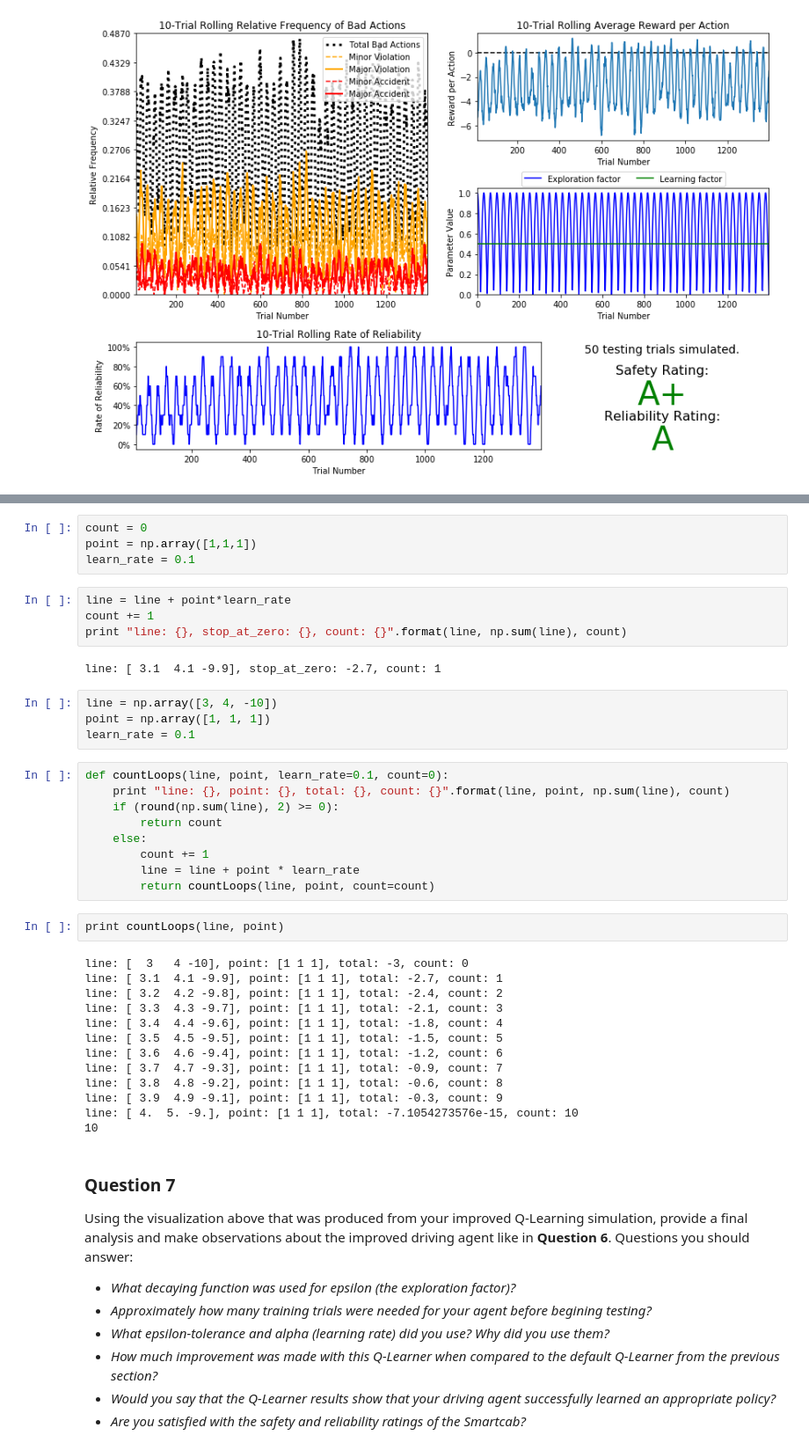
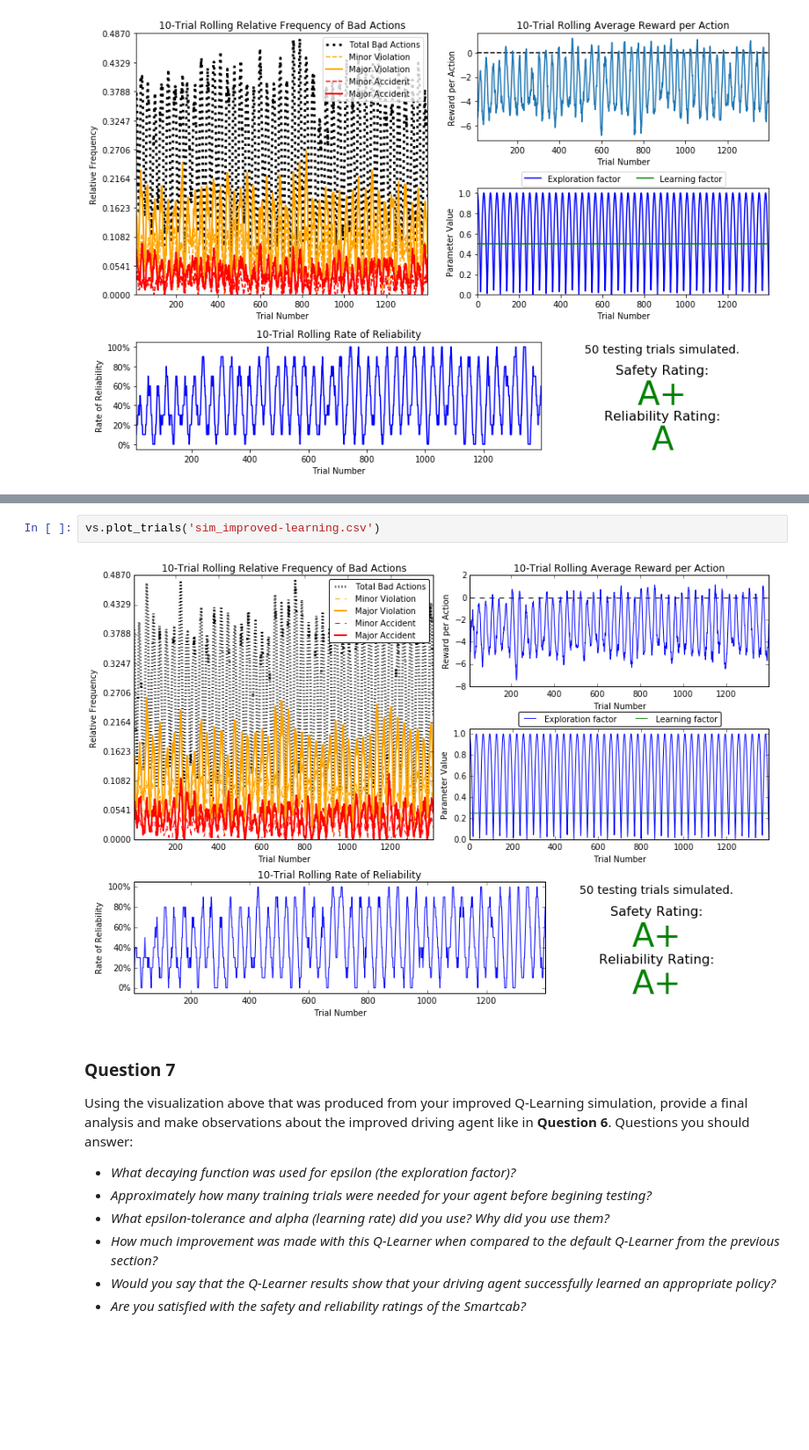
Before and after one commit to Div1norum/machine-learning, a Jupyter notebook: projects/smartcab/smartcab.ipynb, the cells around one changed output, grey strips where cells are left out. Shown at 88% size. Drawn from its saved outputs; the diff is of its cells as text; blank space fills up the shorter version.

```diff
--- a/projects/smartcab/smartcab.ipynb
+++ b/projects/smartcab/smartcab.ipynb
@@ -293,41 +266,7 @@ start = np.array([1,1, -10])
-# %%
-count = 0
-point = np.array([1,1,1])
-learn_rate = 0.1
-# %%
-line = line + point*learn_rate
-count += 1
-print "line: {}, stop_at_zero: {}, count: {}".format(line, np.sum(line), count)
-# %% [output]
-line: [ 3.1  4.1 -9.9], stop_at_zero: -2.7, count: 1
-# %%
-line = np.array([3, 4, -10])
-point = np.array([1, 1, 1])
-learn_rate = 0.1
-# %%
-def countLoops(line, point, learn_rate=0.1, count=0):
-    print "line: {}, point: {}, total: {}, count: {}".format(line, point, np.sum(line), count)
-    if (round(np.sum(line), 2) >= 0):
-        return count
-    else:
-        count += 1
-        line = line + point * learn_rate
-        return countLoops(line, point, count=count)
-# %%
-print countLoops(line, point)
-# %% [output]
-line: [  3   4 -10], point: [1 1 1], total: -3, count: 0
-line: [ 3.1  4.1 -9.9], point: [1 1 1], total: -2.7, count: 1
-line: [ 3.2  4.2 -9.8], point: [1 1 1], total: -2.4, count: 2
-line: [ 3.3  4.3 -9.7], point: [1 1 1], total: -2.1, count: 3
-line: [ 3.4  4.4 -9.6], point: [1 1 1], total: -1.8, count: 4
-line: [ 3.5  4.5 -9.5], point: [1 1 1], total: -1.5, count: 5
-line: [ 3.6  4.6 -9.4], point: [1 1 1], total: -1.2, count: 6
-line: [ 3.7  4.7 -9.3], point: [1 1 1], total: -0.9, count: 7
-line: [ 3.8  4.8 -9.2], point: [1 1 1], total: -0.6, count: 8
-line: [ 3.9  4.9 -9.1], point: [1 1 1], total: -0.3, count: 9
-line: [ 4.  5. -9.], point: [1 1 1], total: -7.1054273576e-15, count: 10
-10
+# %%
+vs.plot_trials('sim_improved-learning.csv')
+# %% [output]
+[figure, added]
 # %% [markdown]
 ### Question 7
 Using the visualization above that was produced from your improved Q-Learning simulation, provide a final analysis and make observations about the improved driving agent like in **Question 6**. Questions you should answer:
```
Also changed, not shown: parts of 6 cells of this notebook, 3 other files.
